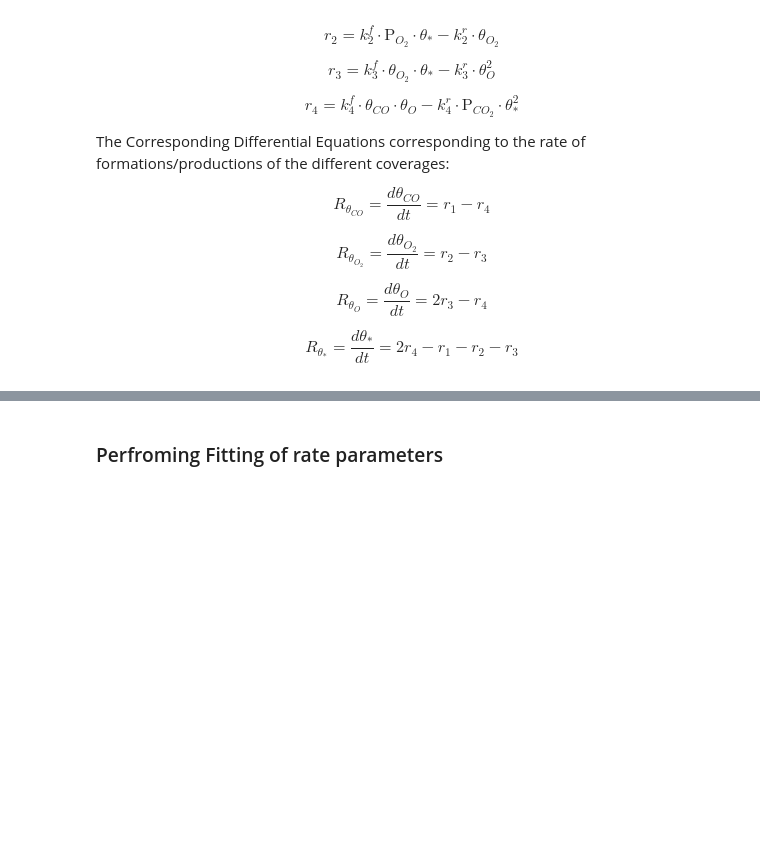
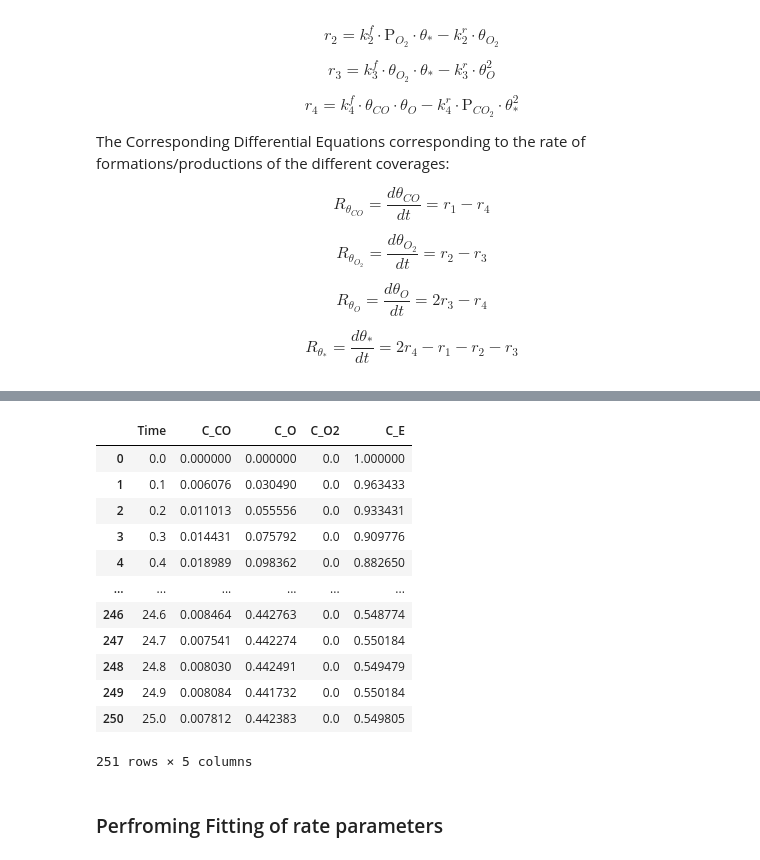
Before and after one commit to kkusima/MiKi, a Jupyter notebook: Development/OOP3/Fitting_KMC_Steady.ipynb, the cells around one changed output, grey strips where cells are left out. Drawn from its saved outputs; the diff is of its cells as text; code cells hidden in the pictures; blank space fills up the shorter version.

```diff
--- a/Development/OOP3/Fitting_KMC_Steady.ipynb
+++ b/Development/OOP3/Fitting_KMC_Steady.ipynb
@@ -120,3 +120,9 @@ import matplotlib.pyplot as plt
 %matplotlib notebook
 # %%
 ## DEBUGGING
+# %%
+%%time
+#Fitting for Model 1: (without CD) #using curve_fit
+fit = Fitting('KMC_Coverages.csv','Atomic.csv','Stoich.csv','Param.csv',CovgDep=False) #covgdep = Allowing for coverage dependance to be considered in the fit
+fit.set_limits_of_integration(fit.Input.iloc[0,0],fit.Input.iloc[-1,0])
+fit.n_extract = 0.5
@@ -122,0 +134,6 @@ import matplotlib.pyplot as plt
+# %%
+%%time
+#Fitting for Model 1: (without CD) #using curve_fit
+fit.k  #Resetting the rate constants used in MK model for fitting
+t1,covg1,fits1 = fit.fitting_rate_param(option='cf',maxfev=1e6,xtol=1e-7,ftol=1e-7,plot=True,plot_norm=True) #cf stands for curve fit
+kfit1 = fit.fitted_k
@@ -123,3 +165,19 @@ import matplotlib.pyplot as plt
+# %%
+fit.Input
+# %% [output]
+|  | Time | C_CO | C_O | C_O2 | C_E |
+| 0 | 0.0 | 0.000000 | 0.000000 | 0.0 | 1.000000 |
+| 1 | 0.1 | 0.006076 | 0.030490 | 0.0 | 0.963433 |
+| 2 | 0.2 | 0.011013 | 0.055556 | 0.0 | 0.933431 |
+| 3 | 0.3 | 0.014431 | 0.075792 | 0.0 | 0.909776 |
+| 4 | 0.4 | 0.018989 | 0.098362 | 0.0 | 0.882650 |
+| ... | ... | ... | ... | ... | ... |
+| 246 | 24.6 | 0.008464 | 0.442763 | 0.0 | 0.548774 |
+| 247 | 24.7 | 0.007541 | 0.442274 | 0.0 | 0.550184 |
+| 248 | 24.8 | 0.008030 | 0.442491 | 0.0 | 0.549479 |
+| 249 | 24.9 | 0.008084 | 0.441732 | 0.0 | 0.550184 |
+| 250 | 25.0 | 0.007812 | 0.442383 | 0.0 | 0.549805 |
+251 rows × 5 columns
 # %% [markdown]
 ### Perfroming Fitting of rate parameters
 # %%
```
Also changed, not shown: parts of 4 cells of this notebook, 11 other files.
